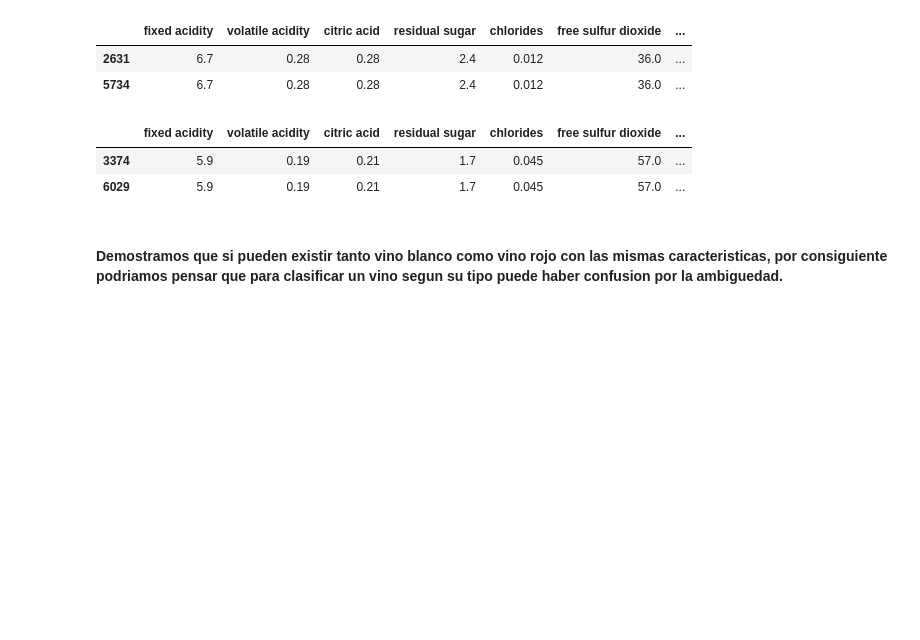
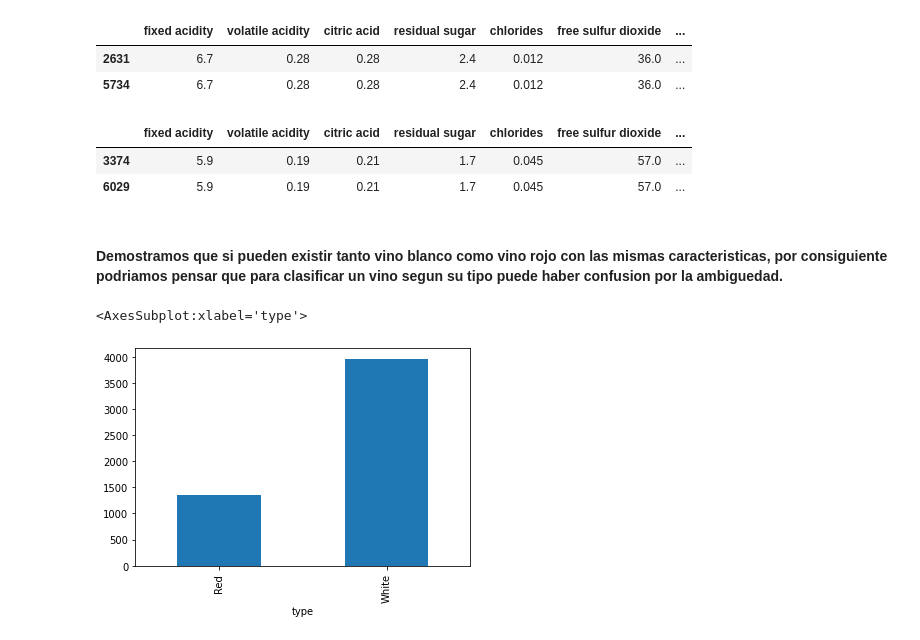
Before and after one commit to 16danielvm/Wine_Classification, a Jupyter notebook: EDAwines.ipynb, the cells around one changed output. Saved outputs shown, nothing was run; the diff lists cells and outputs as text; code cells hidden in the pictures; blank space fills up the shorter version.

```diff
--- a/EDAwines.ipynb
+++ b/EDAwines.ipynb
@@ -189,3 +189,8 @@ df_wines[(df_wines['fixed acidity'] == 5.9) & (df_wines['volatile acidity'] == 0
 | 6029 | 5.9 | 0.19 | 0.21 | 1.7 | 0.045 | 57.0 | ... |
 # %% [markdown]
 #### Demostramos que si pueden existir tanto vino blanco como vino rojo con las mismas caracteristicas, por consiguiente podriamos pensar que para clasificar un vino segun su tipo puede haber confusion por la ambiguedad.
+# %%
+df_wines.groupby('type').size().plot.bar()
+# %% [output]
+<AxesSubplot:xlabel='type'>
+[figure, added]
```
Also changed, not shown: parts of 16 cells of this notebook, 1 other file.
